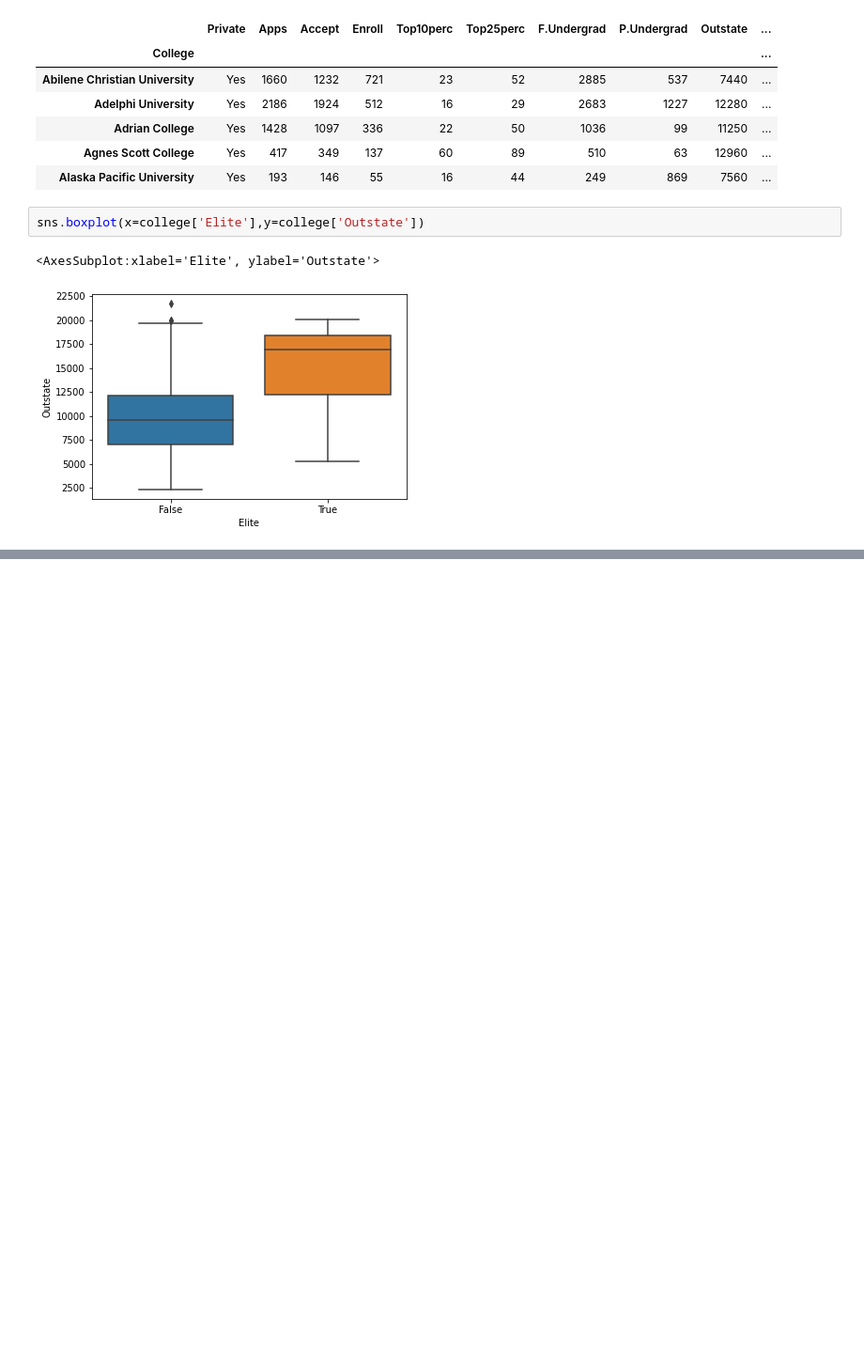
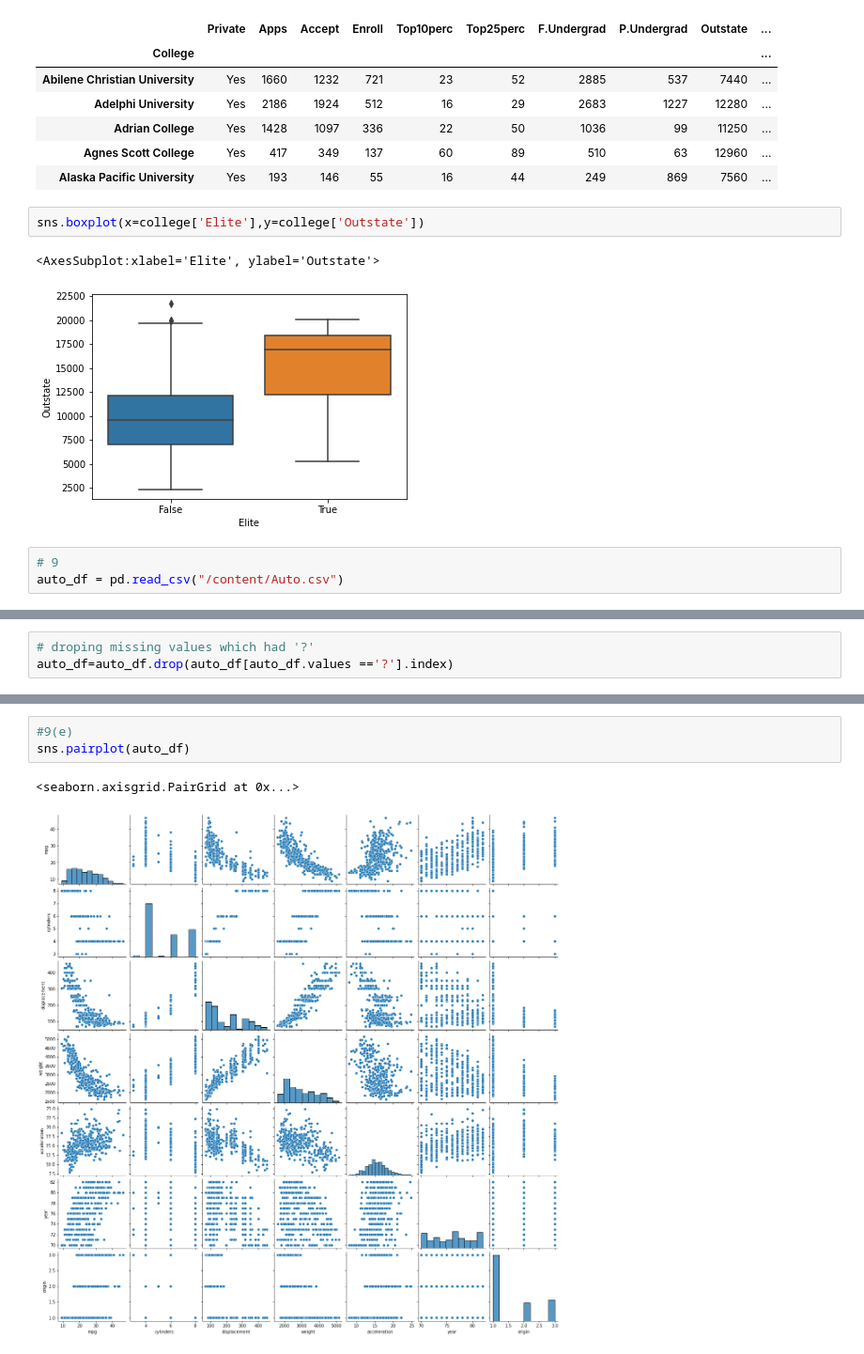
Before and after one commit to Laxmi884/ISLR_Exercises, a Jupyter notebook: ISLR_Exercise_2.ipynb, the cells around one changed output, grey strips where cells are left out. Shown at 94% size. Drawn from its saved outputs; the diff is of its cells as text; blank space fills up the shorter version.

```diff
--- a/ISLR_Exercise_2.ipynb
+++ b/ISLR_Exercise_2.ipynb
@@ -82,3 +82,6 @@ sns.boxplot(x=college['Elite'],y=college['Outstate'])
 # %% [output]
 <AxesSubplot:xlabel='Elite', ylabel='Outstate'>
 [figure]
+# %%
+# 9
+auto_df = pd.read_csv("/content/Auto.csv")
@@ -84,0 +121,3 @@ sns.boxplot(x=college['Elite'],y=college['Outstate'])
+# %%
+# droping missing values which had '?'
+auto_df=auto_df.drop(auto_df[auto_df.values =='?'].index)
@@ -84,0 +161,6 @@ sns.boxplot(x=college['Elite'],y=college['Outstate'])
+# %%
+#9(e)
+sns.pairplot(auto_df)
+# %% [output]
+<seaborn.axisgrid.PairGrid at 0x...>
+[figure, added]
```
Also changed, not shown: parts of 8 cells of this notebook.
